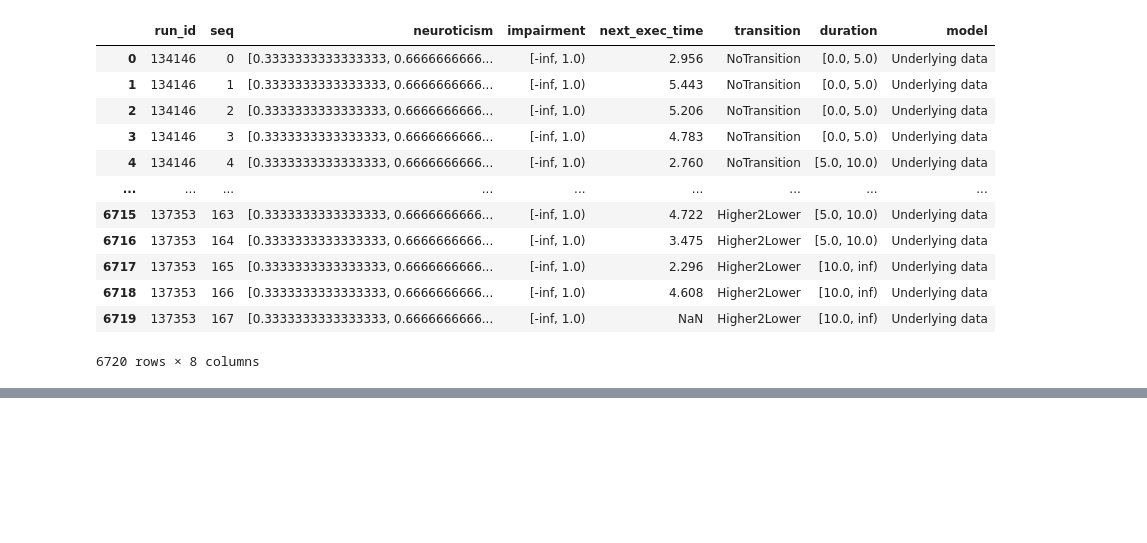
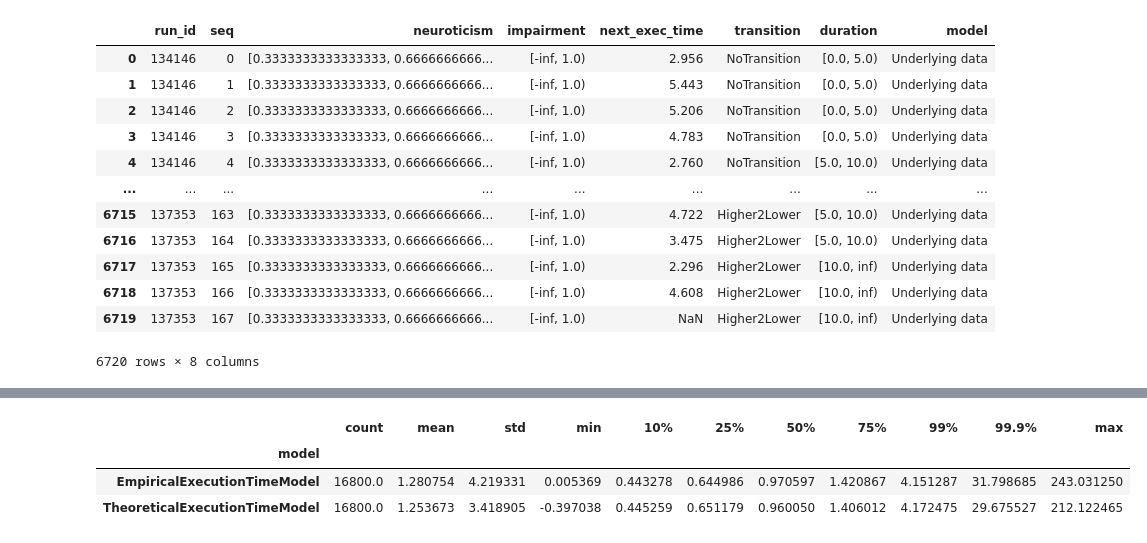
Before and after one commit to vnmo/EdgeDroid2, a Jupyter notebook: analysis/models.ipynb, the cells around one changed output, grey strips where cells are left out. Saved outputs shown, nothing was run; the diff lists cells and outputs as text; code cells hidden in the pictures; blank space fills up the shorter version.

```diff
--- a/analysis/models.ipynb
+++ b/analysis/models.ipynb
@@ -218,0 +241,7 @@ for _ in range(100):
+# %%
+trace_data.groupby("model")["exec_time_rel"].describe(percentiles=[0.1, 0.25, 0.50, 0.75, 0.99, 0.999])
+# %% [output]
+|  | count | mean | std | min | 10% | 25% | 50% | 75% | 99% | 99.9% | max |
+| model |  |  |  |  |  |  |  |  |  |  |  |
+| EmpiricalExecutionTimeModel | 16800.0 | 1.280754 | 4.219331 | 0.005369 | 0.443278 | 0.644986 | 0.970597 | 1.420867 | 4.151287 | 31.798685 | 243.031250 |
+| TheoreticalExecutionTimeModel | 16800.0 | 1.253673 | 3.418905 | -0.397038 | 0.445259 | 0.651179 | 0.960050 | 1.406012 | 4.172475 | 29.675527 | 212.122465 |
```
Also changed, not shown: parts of 8 cells of this notebook, 1 other file.
